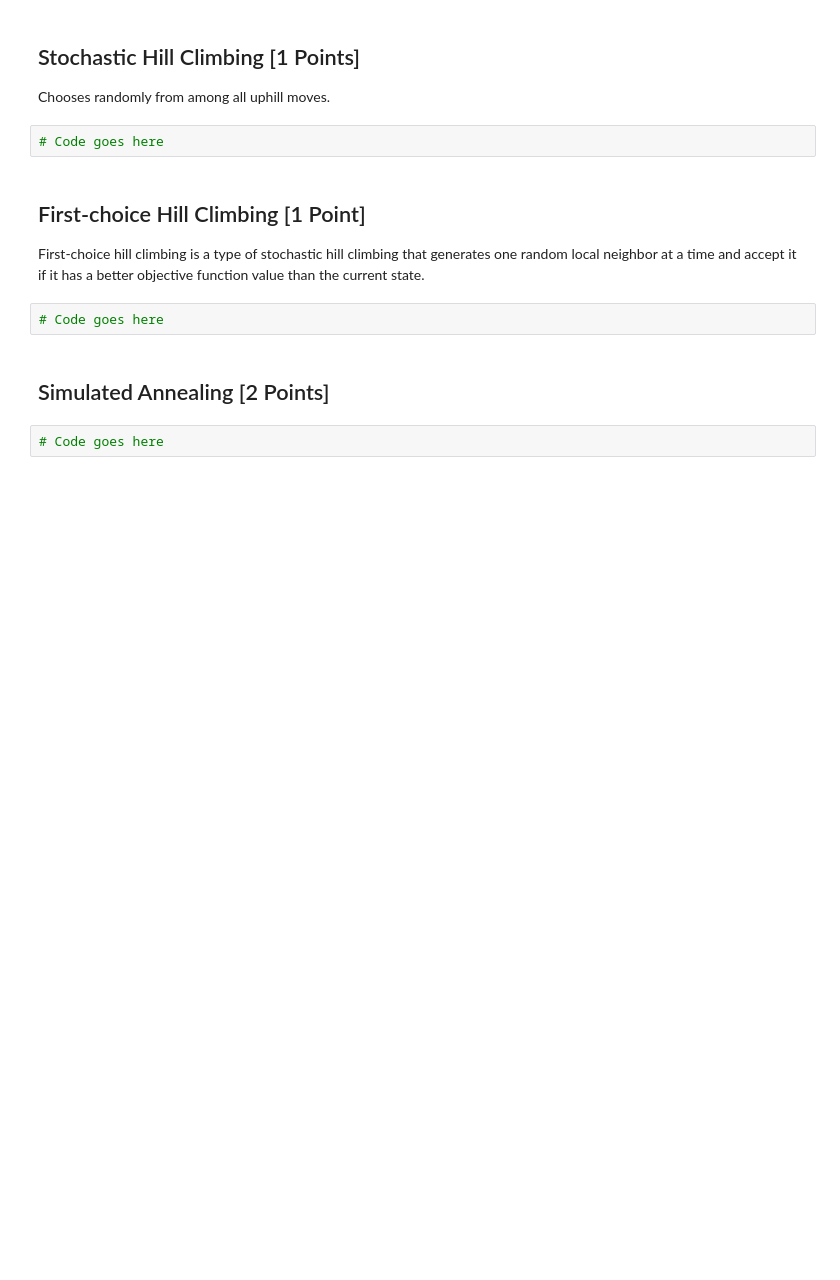
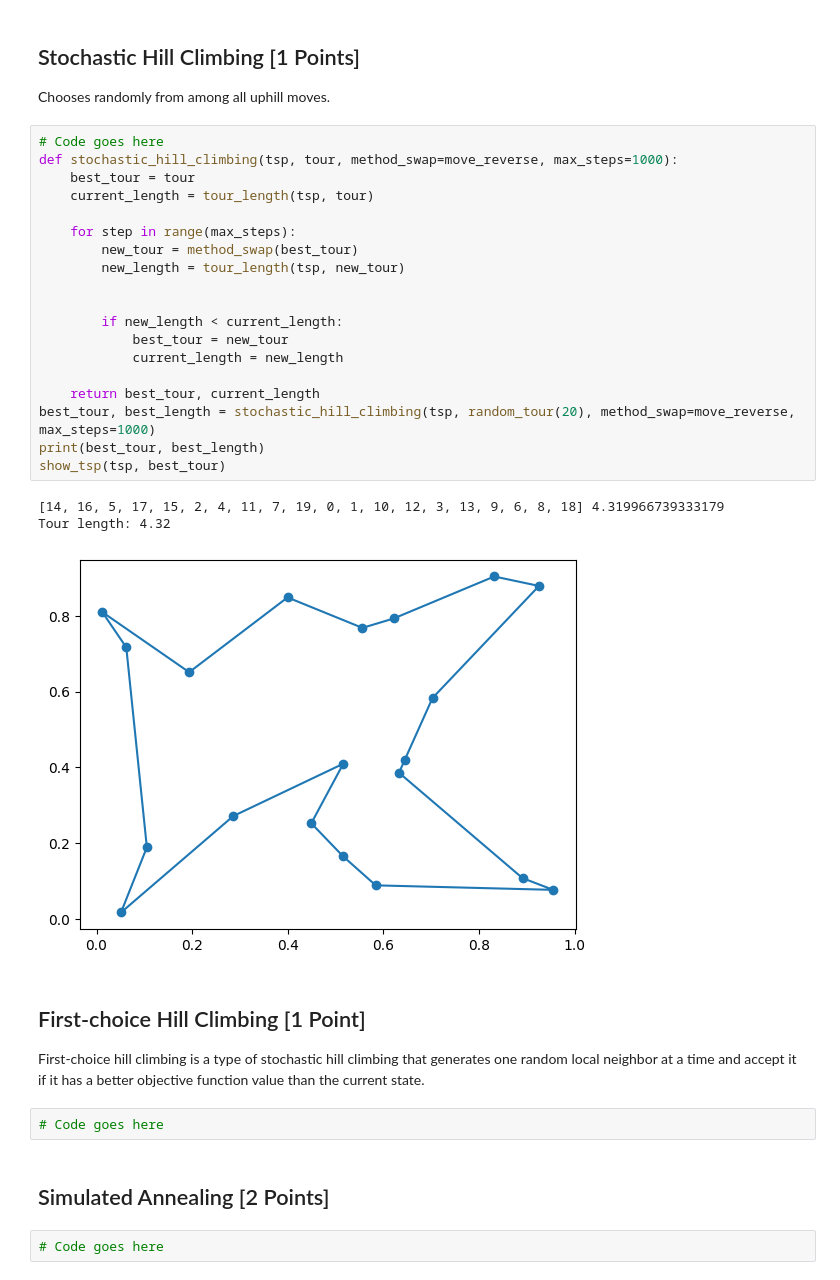
Before and after one commit to LaiTanTai/CSTTNT_NC, a Jupyter notebook: lab03/traveling_salesman_problem.ipynb, the cells around one changed output. Drawn from its saved outputs; the diff is of its cells as text; blank space fills up the shorter version.

```diff
--- a/lab03/traveling_salesman_problem.ipynb
+++ b/lab03/traveling_salesman_problem.ipynb
@@ -258,8 +266,29 @@ Steepest-ascend with random restarts.
 ## Stochastic Hill Climbing [1 Points]
 
 Chooses randomly from among all uphill moves.
-# %%
-# Code goes here
+# %%
+# Code goes here
+def stochastic_hill_climbing(tsp, tour, method_swap=move_reverse, max_steps=1000):
+    best_tour = tour
+    current_length = tour_length(tsp, tour)
+
+    for step in range(max_steps):
+        new_tour = method_swap(best_tour)
+        new_length = tour_length(tsp, new_tour)
+
+
+        if new_length < current_length:
+            best_tour = new_tour
+            current_length = new_length
+
+    return best_tour, current_length
+best_tour, best_length = stochastic_hill_climbing(tsp, random_tour(20), method_swap=move_reverse, max_steps=1000)
+print(best_tour, best_length)
+show_tsp(tsp, best_tour)
+# %% [output]
+[14, 16, 5, 17, 15, 2, 4, 11, 7, 19, 0, 1, 10, 12, 3, 13, 9, 6, 8, 18] 4.319966739333179
+Tour length: 4.32
+[figure, added]
 # %% [markdown]
 ## First-choice Hill Climbing [1 Point]
 
```
Also changed, not shown: parts of 8 cells of this notebook.
